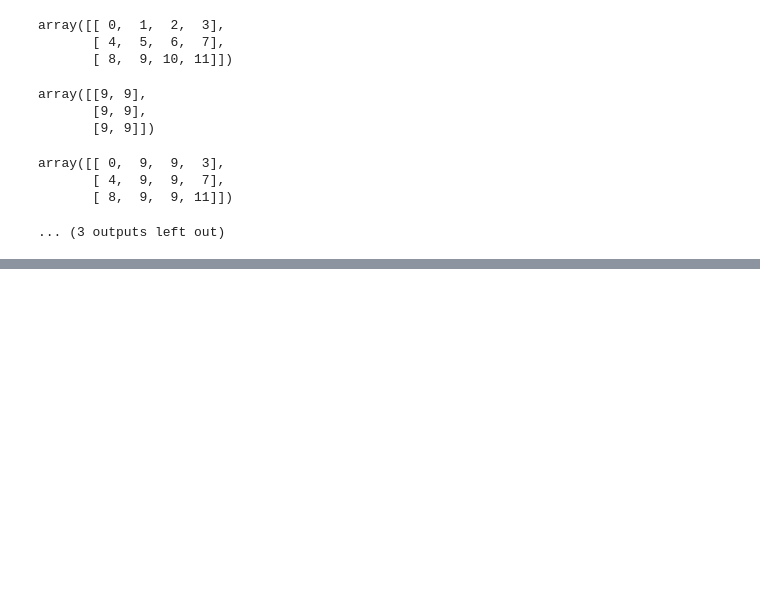
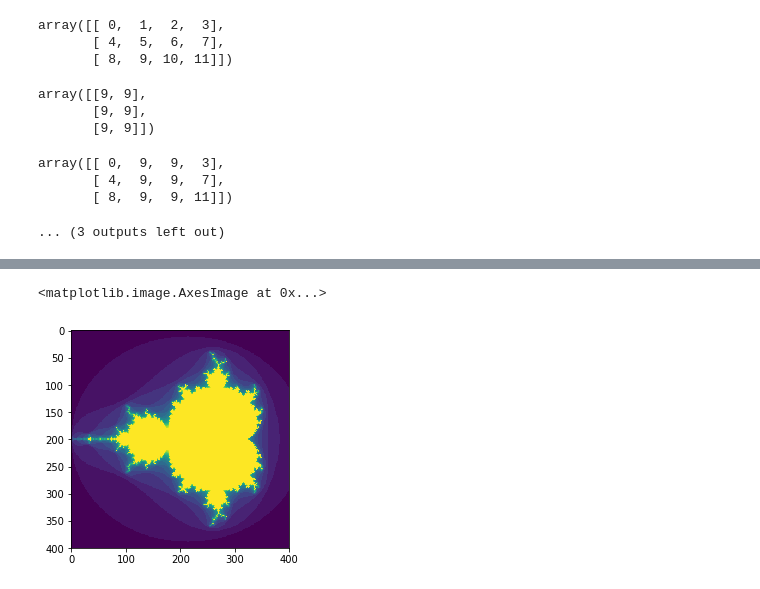
Before and after one commit to cheeyeo/numpy_tutorial, a Jupyter notebook: Numpy tutorial.ipynb, the cells around one changed output, grey strips where cells are left out. Cells and saved outputs as stored; diff of their text form; code cells hidden in the pictures; blank space fills up the shorter version.

Commit message:
Add sections on indexing

```diff
--- a/Numpy tutorial.ipynb
+++ b/Numpy tutorial.ipynb
@@ -637,0 +704,23 @@ array([[ 0,  9,  9,  3],
+# %%
+# give indexes for more than one dimension
+# array of indices for each dimension must have same shape
+
+a = np.arange(12).reshape(3,4)
+a
+
+# first dim of a
+i = np.array([
+    [0,1],
+    [1,2]
+])
+i.shape
+
+# second dim of a
+j = np.array([
+    [2,1],
+    [3,3]
+])
+
+a[i,j]
+
+a[i, 2]
@@ -637,0 +798,24 @@ array([[ 0,  9,  9,  3],
+# %%
+# example of using boolean indexing to generate mandelbrot set
+import matplotlib.pyplot as plt
+
+def mandelbrot(h, w, maxit=20):
+    y, x = np.ogrid[-1.4:1.4:h*1j, -2:0.8:w*1j]
+    c = x+y*1j
+    z = c
+    divtime = maxit + np.zeros(z.shape, dtype=int)
+
+    for i in range(maxit):
+        z = z**2 + c
+        diverge = z * np.conj(z) > 2 **2
+        div_now = diverge & (divtime==maxit)
+        divtime[div_now] = i
+        z[diverge] = 2
+
+    return divtime
+
+plt.imshow(mandelbrot(400, 400))
+plt.show()
+# %% [output]
+<matplotlib.image.AxesImage at 0x...>
+[figure, added]
```
Also changed, not shown: parts of 14 cells of this notebook, 1 other file.
